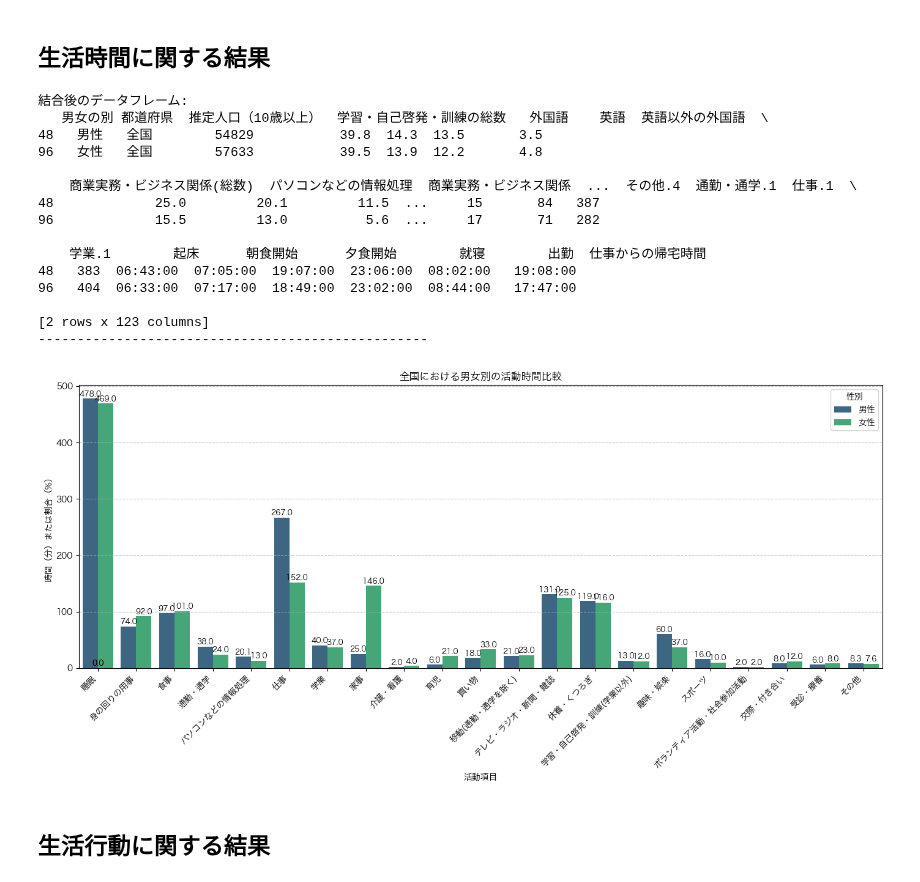
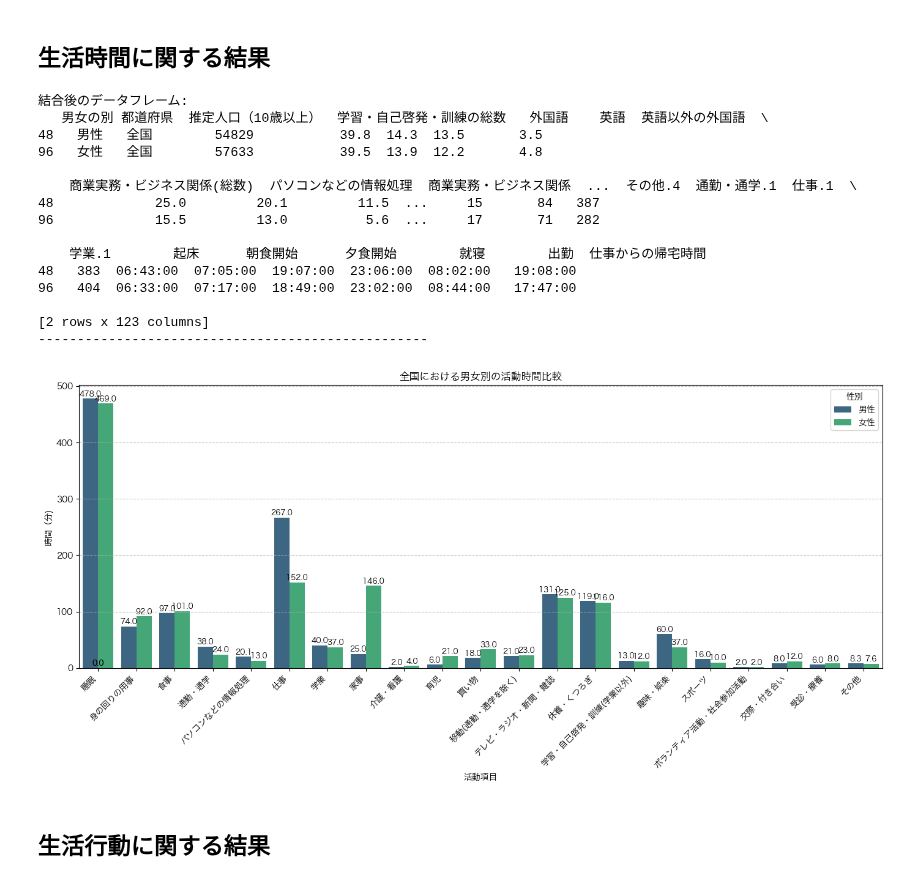
Before and after one commit to 3241Kanaha/statistics-2025, a Jupyter notebook: gender.ipynb, the cells around one changed output. Cells and saved outputs as stored; diff of their text form; code cells hidden in the pictures.

```diff
--- a/gender.ipynb
+++ b/gender.ipynb
@@ -100,10 +93,6 @@ print(filtered_df, filtered_df2)
 # %% [markdown]
 ## 生活時間に関する結果
 # %%
-import pandas as pd
-import matplotlib.pyplot as plt
-import seaborn as sns
-
 plt.rcParams['font.family'] = 'Hiragino Sans GB' # Macの場合の例
 plt.rcParams['axes.unicode_minus'] = False # マイナス記号を正しく表示するため
 
@@ -117,9 +106,6 @@ print("結合後のデータフレーム:")
 print(df_combined)
 print("-" * 50)
 
-# --- 可視化したい項目リストの定義 ---
-# 数値で比較できる活動時間系の項目
-# これらの列がデータに存在することを確認してください
 activity_items = [
     '睡眠',
     '身の回りの用事',
@@ -144,19 +130,7 @@ activity_items = [
     'その他'
 ]
 
-# # 時刻データとして比較したい生活時間系の項目
-# # これらの列がデータに存在することを確認してください
-# time_items = [
-#     '起床',
-#     '朝食開始',
-#     '夕食開始',
-#     '就寝',
-#     '出勤',
-#     '仕事からの帰宅時間'
-# ]
-
 ### 1. 活動時間系の項目を棒グラフで比較
-# データフレームを縦長形式に変換（melt）して、複数の項目を一度にプロットしやすくする
 df_melted_activities = df_combined.melt(
     id_vars=['男女の別'],
     value_vars=activity_items,
@@ -170,35 +144,35 @@ sns.barplot(x='活動項目', y='時間_または_割合', hue='男女の別', d
 # 各棒の上に数値を表示
 for p in plt.gca().patches:
     plt.gca().annotate(f'{p.get_height():.1f}',
                        (p.get_x() + p.get_width() / 2., p.get_height()),
                        ha='center', va='center', xytext=(0, 5),
                        textcoords='offset points', fontsize=9)
 
 plt.title('全国における男女別の活動時間比較')
 plt.xlabel('活動項目')
-plt.ylabel('時間（分）または割合（%）') # 項目によって単位が異なる可能性があるので適宜変更
+plt.ylabel('時間（分)') # 項目によって単位が異なる可能性があるので適宜変更
 plt.xticks(rotation=45, ha='right') # 項目名が長いので回転
 plt.legend(title='性別')
 plt.grid(axis='y', linestyle='--', alpha=0.7)
 plt.tight_layout() # レイアウトを調整
 plt.show()
 # %% [output]
 結合後のデータフレーム:
    男女の別 都道府県  推定人口（10歳以上）  学習・自己啓発・訓練の総数   外国語    英語  英語以外の外国語  \
 48   男性   全国        54829           39.8  14.3  13.5       3.5
 96   女性   全国        57633           39.5  13.9  12.2       4.8
 
     商業実務・ビジネス関係(総数)  パソコンなどの情報処理  商業実務・ビジネス関係  ...  その他.4  通勤・通学.1  仕事.1  \
 48             25.0         20.1         11.5  ...     15       84   387
 96             15.5         13.0          5.6  ...     17       71   282
 
     学業.1        起床      朝食開始      夕食開始        就寝        出勤  仕事からの帰宅時間
 48   383  06:43:00  07:05:00  19:07:00  23:06:00  08:02:00   19:08:00
 96   404  06:33:00  07:17:00  18:49:00  23:02:00  08:44:00   17:47:00
 
 [2 rows x 123 columns]
 --------------------------------------------------
-[figure, old version]
+[figure, new version]
 # %% [markdown]
 ## 生活行動に関する結果
 # %%
```
Also changed, not shown: parts of 6 cells of this notebook.
